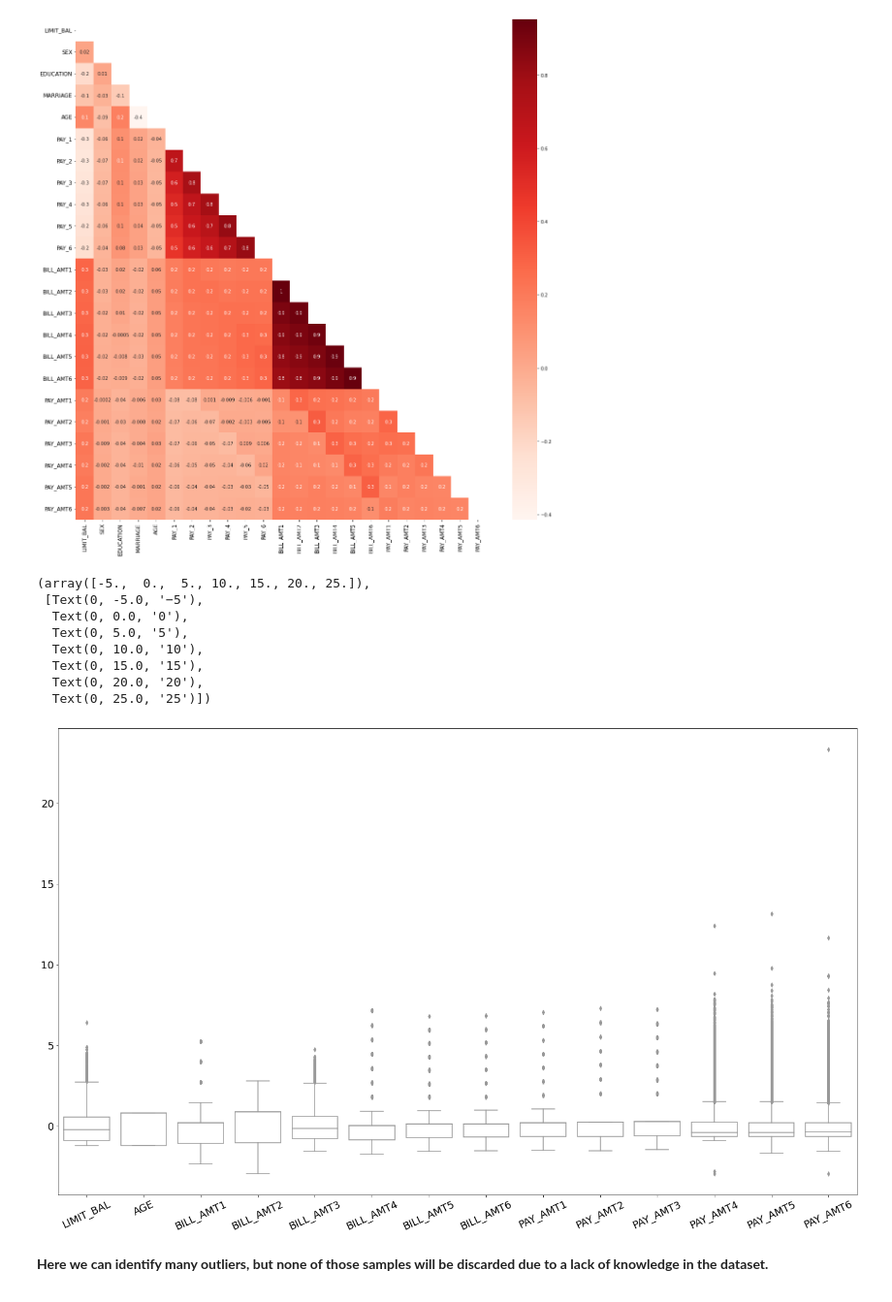
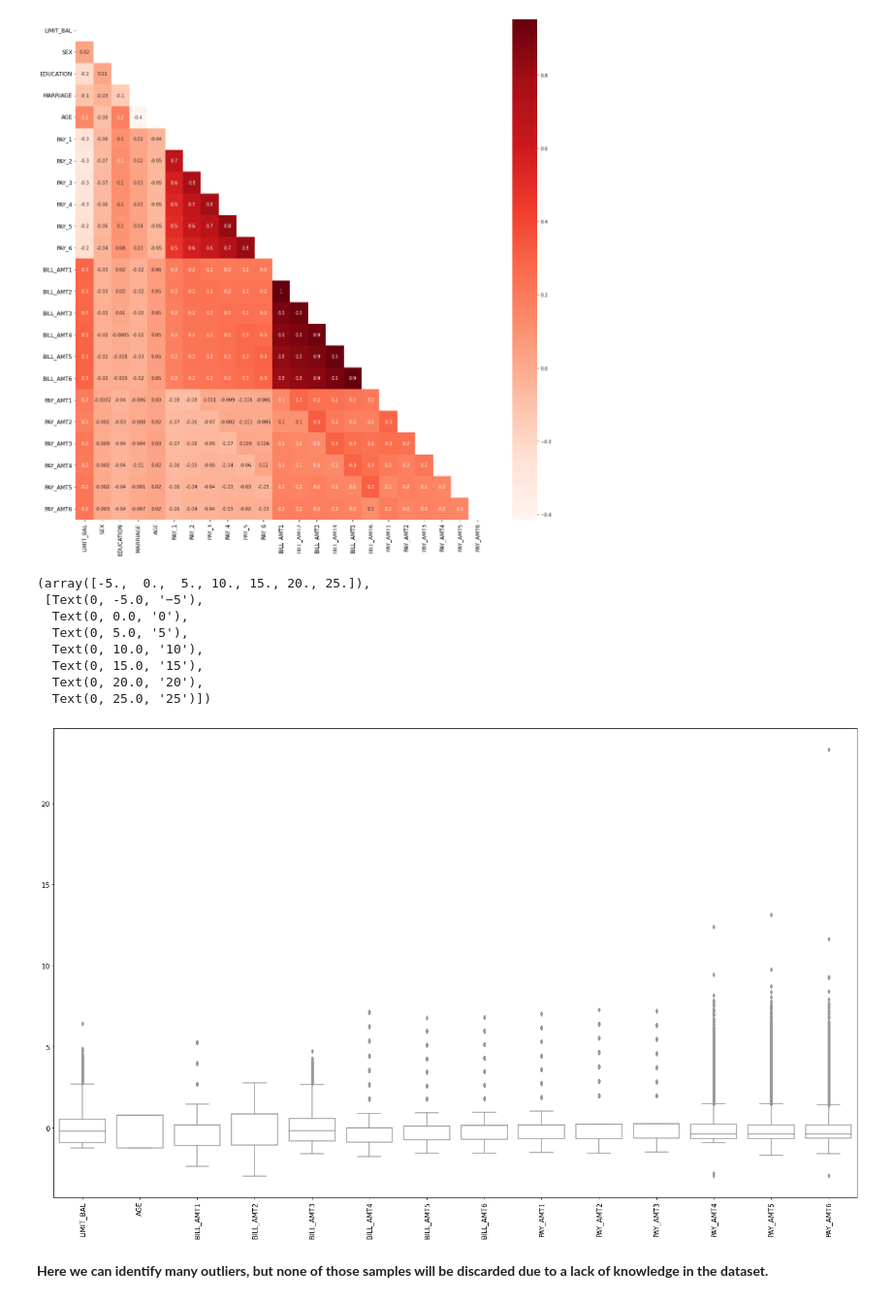
Before and after one commit to pagrkonecta/Konecta_Test, a Jupyter notebook: Konecta_Test_PAGR.ipynb, the cells around one changed output. Shown at 97% size. Cells and saved outputs as stored; diff of their text form; code cells hidden in the pictures.

```diff
--- a/Konecta_Test_PAGR.ipynb
+++ b/Konecta_Test_PAGR.ipynb
@@ -263,27 +263,28 @@ plt.show()
 # %%
 # Standard Scaler to idenfity outliers
 from sklearn.preprocessing import StandardScaler
 scaler = StandardScaler()
 scaled_data = scaler.fit_transform(df)
 
 # BOXPLOT
-cols = ['LIMIT_BAL','AGE','BILL_AMT1','BILL_AMT2','BILL_AMT3', 'BILL_AMT4', 'BILL_AMT5', 'BILL_AMT6', 'PAY_AMT1','PAY_AMT2', 'PAY_AMT3', 'PAY_AMT4', 'PAY_AMT5', 'PAY_AMT6']
+cols = ['LIMIT_BAL','AGE','BILL_AMT1','BILL_AMT2','BILL_AMT3', 'BILL_AMT4', 'BILL_AMT5', 'BILL_AMT6',
+        'PAY_AMT1','PAY_AMT2', 'PAY_AMT3', 'PAY_AMT4', 'PAY_AMT5', 'PAY_AMT6']
 
 fig=plt.figure(1, figsize=(25,15))
 ax=fig.add_subplot(111)
 sns.boxplot(data=scaled_data[:,:-10], color='white')
-plt.xticks(np.arange(0,14), labels=cols, rotation=25, fontsize=18)
-plt.yticks(fontsize=18)
+plt.xticks(np.arange(0,14), labels=cols, rotation=90, fontsize=12)
+plt.yticks(fontsize=12)
 # %% [output]
 (array([-5.,  0.,  5., 10., 15., 20., 25.]),
  [Text(0, -5.0, '−5'),
   Text(0, 0.0, '0'),
   Text(0, 5.0, '5'),
   Text(0, 10.0, '10'),
   Text(0, 15.0, '15'),
   Text(0, 20.0, '20'),
   Text(0, 25.0, '25')])
-[figure, old version]
+[figure, new version]
 # %% [markdown]
 **Here we can identify many outliers, but none of those samples will be discarded due to a lack of knowledge in the dataset.**
 # %% [markdown]
```
Also changed, not shown: parts of 20 cells of this notebook.
